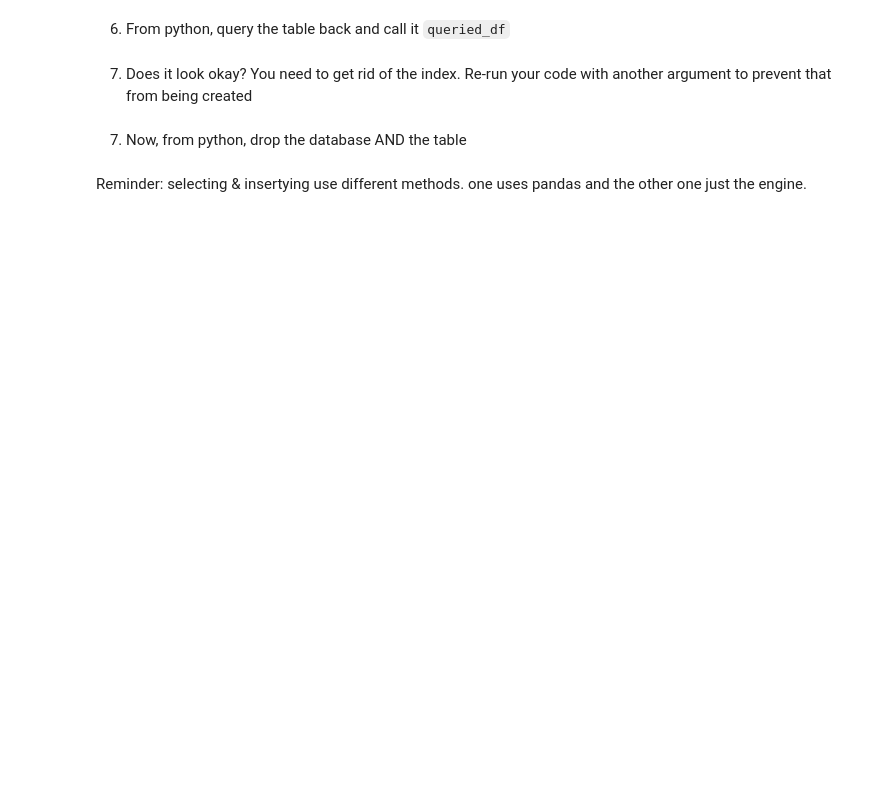
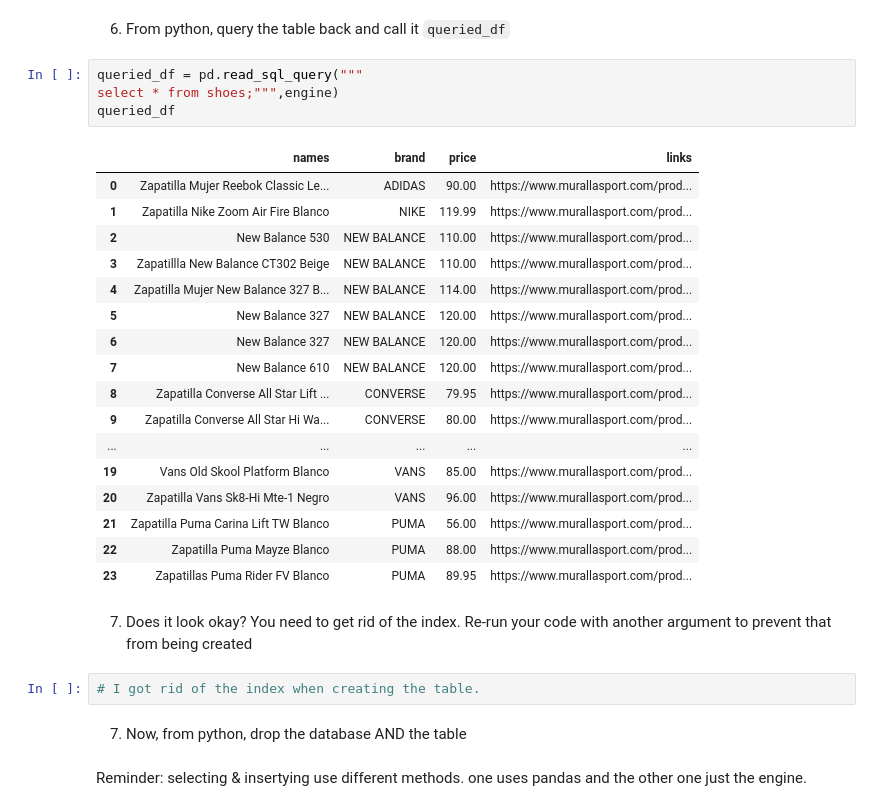
Before and after one commit to Ironhack-data-bcn-january-2023/lab-sql-seeding-db, a Jupyter notebook: challenge-1.ipynb, the cells around one changed output. Saved outputs shown, nothing was run; the diff lists cells and outputs as text; blank space fills up the shorter version.

```diff
--- a/challenge-1.ipynb
+++ b/challenge-1.ipynb
@@ -34,7 +83,31 @@ shoesdf=
 # %% [markdown]
 6. From python, query the table back and call it `queried_df`
+# %%
+queried_df = pd.read_sql_query("""
+select * from shoes;""",engine)
+queried_df
+# %% [output]
+|  | names | brand | price | links |
+| 0 | Zapatilla Mujer Reebok Classic Le... | ADIDAS | 90.00 | https://www.murallasport.com/prod... |
+| 1 | Zapatilla Nike Zoom Air Fire Blanco | NIKE | 119.99 | https://www.murallasport.com/prod... |
+| 2 | New Balance 530 | NEW BALANCE | 110.00 | https://www.murallasport.com/prod... |
+| 3 | Zapatillla New Balance CT302 Beige | NEW BALANCE | 110.00 | https://www.murallasport.com/prod... |
+| 4 | Zapatilla Mujer New Balance 327 B... | NEW BALANCE | 114.00 | https://www.murallasport.com/prod... |
+| 5 | New Balance 327 | NEW BALANCE | 120.00 | https://www.murallasport.com/prod... |
+| 6 | New Balance 327 | NEW BALANCE | 120.00 | https://www.murallasport.com/prod... |
+| 7 | New Balance 610 | NEW BALANCE | 120.00 | https://www.murallasport.com/prod... |
+| 8 | Zapatilla Converse All Star Lift ... | CONVERSE | 79.95 | https://www.murallasport.com/prod... |
+| 9 | Zapatilla Converse All Star Hi Wa... | CONVERSE | 80.00 | https://www.murallasport.com/prod... |
+| ... | ... | ... | ... | ... |
+| 19 | Vans Old Skool Platform Blanco | VANS | 85.00 | https://www.murallasport.com/prod... |
+| 20 | Zapatilla Vans Sk8-Hi Mte-1 Negro | VANS | 96.00 | https://www.murallasport.com/prod... |
+| 21 | Zapatilla Puma Carina Lift TW Blanco | PUMA | 56.00 | https://www.murallasport.com/prod... |
+| 22 | Zapatilla Puma Mayze Blanco | PUMA | 88.00 | https://www.murallasport.com/prod... |
+| 23 | Zapatillas Puma Rider FV Blanco | PUMA | 89.95 | https://www.murallasport.com/prod... |
 # %% [markdown]
 7. Does it look okay? You need to get rid of the index. Re-run your code with another argument to prevent that from being created
+# %%
+# I got rid of the index when creating the table.
 # %% [markdown]
 7. Now, from python, drop the database AND the table
 # %% [markdown]
```
Also changed, not shown: parts of 8 cells of this notebook, 1 other file.
